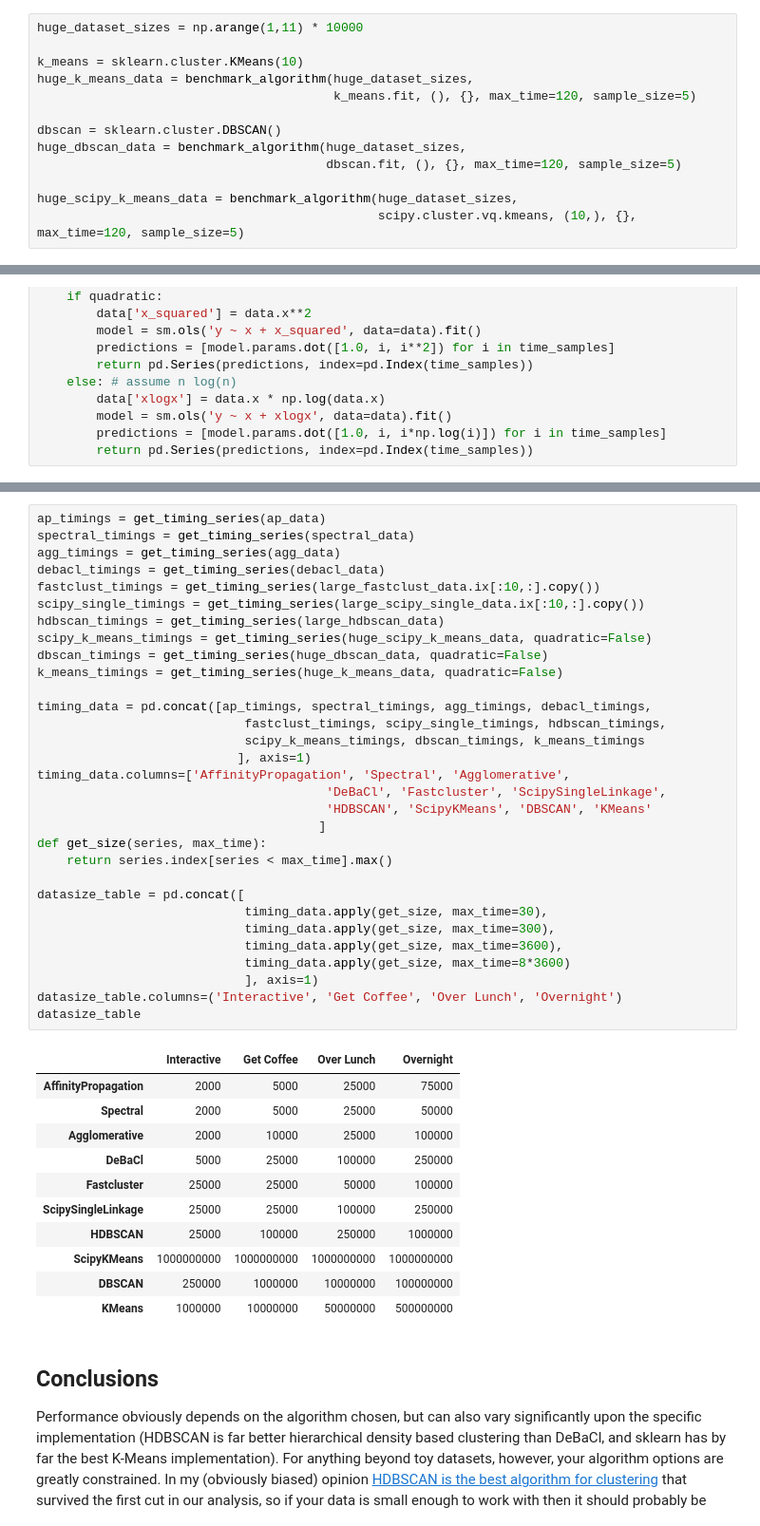
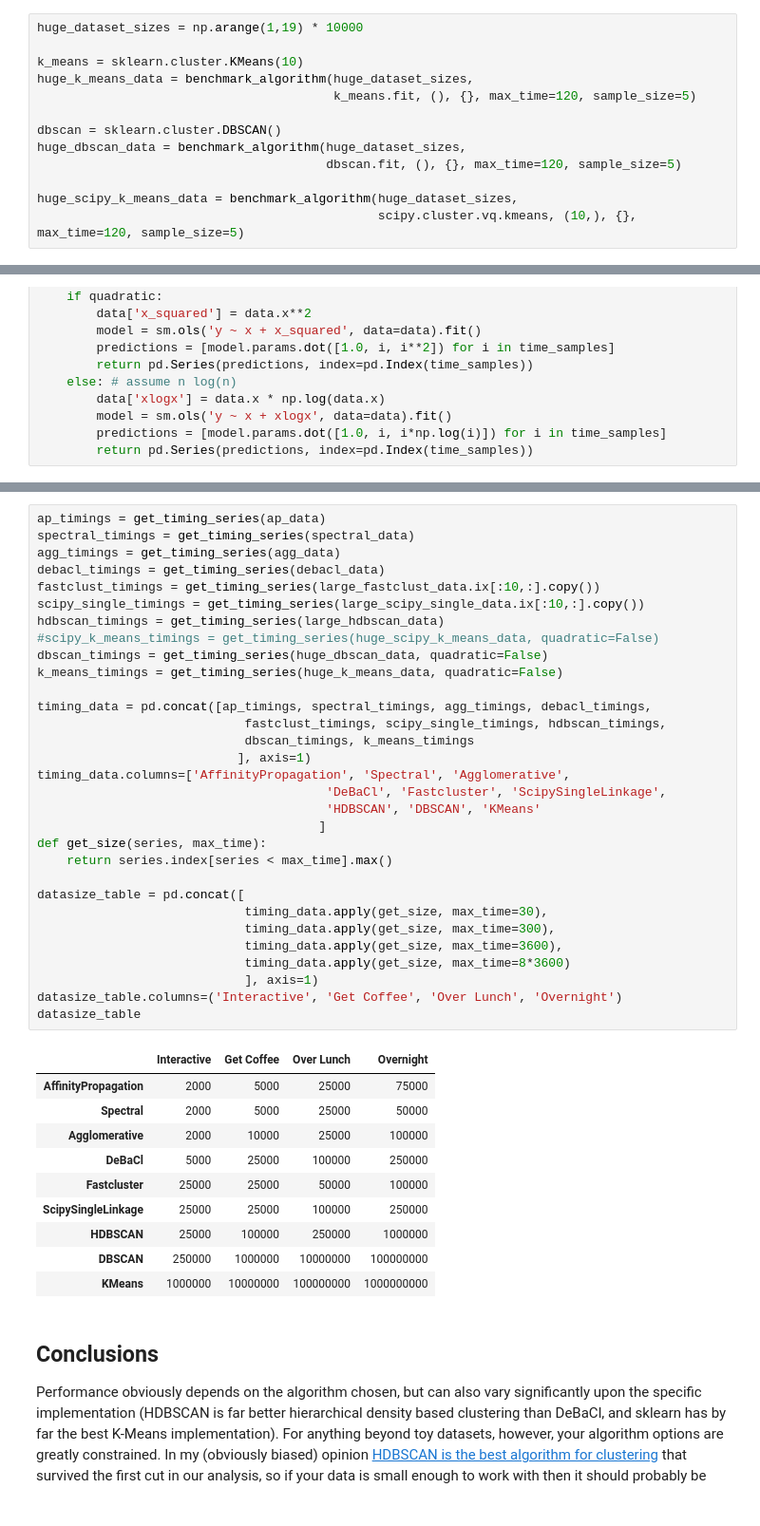
Before and after one commit to scikit-learn-contrib/hdbscan, a Jupyter notebook: notebooks/Benchmarking scalability of clustering implementations.ipynb, the cells around one changed output, grey strips where cells are left out. Shown: that part at 95% size. Cells and saved outputs as stored; diff of their text form.

Commit message:
Fix Scipy KMeans modelling weirdness (by removing it).

```diff
--- a/notebooks/Benchmarking scalability of clustering implementations.ipynb
+++ b/notebooks/Benchmarking scalability of clustering implementations.ipynb
@@ -249,7 +249,7 @@ With this in mind it is worth looking at how the K-Means and DBSCAN implementati
 
 At this point we can scale out to 100000 datapoints easily enough: K-Means and DBSCAN can use various data structures to avoid having to compute the full pairwise distance matrix and are thus not as memory constrained as some of the other algorithms we looked at.
 # %%
-huge_dataset_sizes = np.arange(1,11) * 10000
+huge_dataset_sizes = np.arange(1,19) * 10000
 
 k_means = sklearn.cluster.KMeans(10)
 huge_k_means_data = benchmark_algorithm(huge_dataset_sizes,
@@ -312,41 +312,40 @@ debacl_timings = get_timing_series(debacl_data)
 fastclust_timings = get_timing_series(large_fastclust_data.ix[:10,:].copy())
 scipy_single_timings = get_timing_series(large_scipy_single_data.ix[:10,:].copy())
 hdbscan_timings = get_timing_series(large_hdbscan_data)
-scipy_k_means_timings = get_timing_series(huge_scipy_k_means_data, quadratic=False)
+#scipy_k_means_timings = get_timing_series(huge_scipy_k_means_data, quadratic=False)
 dbscan_timings = get_timing_series(huge_dbscan_data, quadratic=False)
 k_means_timings = get_timing_series(huge_k_means_data, quadratic=False)
 
 timing_data = pd.concat([ap_timings, spectral_timings, agg_timings, debacl_timings,
                             fastclust_timings, scipy_single_timings, hdbscan_timings,
-                            scipy_k_means_timings, dbscan_timings, k_means_timings
+                            dbscan_timings, k_means_timings
                            ], axis=1)
 timing_data.columns=['AffinityPropagation', 'Spectral', 'Agglomerative',
                                        'DeBaCl', 'Fastcluster', 'ScipySingleLinkage',
-                                       'HDBSCAN', 'ScipyKMeans', 'DBSCAN', 'KMeans'
+                                       'HDBSCAN', 'DBSCAN', 'KMeans'
                                       ]
 def get_size(series, max_time):
     return series.index[series < max_time].max()
 
 datasize_table = pd.concat([
                             timing_data.apply(get_size, max_time=30),
                             timing_data.apply(get_size, max_time=300),
                             timing_data.apply(get_size, max_time=3600),
                             timing_data.apply(get_size, max_time=8*3600)
                             ], axis=1)
 datasize_table.columns=('Interactive', 'Get Coffee', 'Over Lunch', 'Overnight')
 datasize_table
 # %% [output]
 |  | Interactive | Get Coffee | Over Lunch | Overnight |
 | AffinityPropagation | 2000 | 5000 | 25000 | 75000 |
 | Spectral | 2000 | 5000 | 25000 | 50000 |
 | Agglomerative | 2000 | 10000 | 25000 | 100000 |
 | DeBaCl | 5000 | 25000 | 100000 | 250000 |
 | Fastcluster | 25000 | 25000 | 50000 | 100000 |
 | ScipySingleLinkage | 25000 | 25000 | 100000 | 250000 |
 | HDBSCAN | 25000 | 100000 | 250000 | 1000000 |
-| ScipyKMeans | 1000000000 | 1000000000 | 1000000000 | 1000000000 |
 | DBSCAN | 250000 | 1000000 | 10000000 | 100000000 |
-| KMeans | 1000000 | 10000000 | 50000000 | 500000000 |
+| KMeans | 1000000 | 10000000 | 100000000 | 1000000000 |
 # %% [markdown]
 ## Conclusions
 
```
Also changed, not shown: parts of 2 cells of this notebook.
